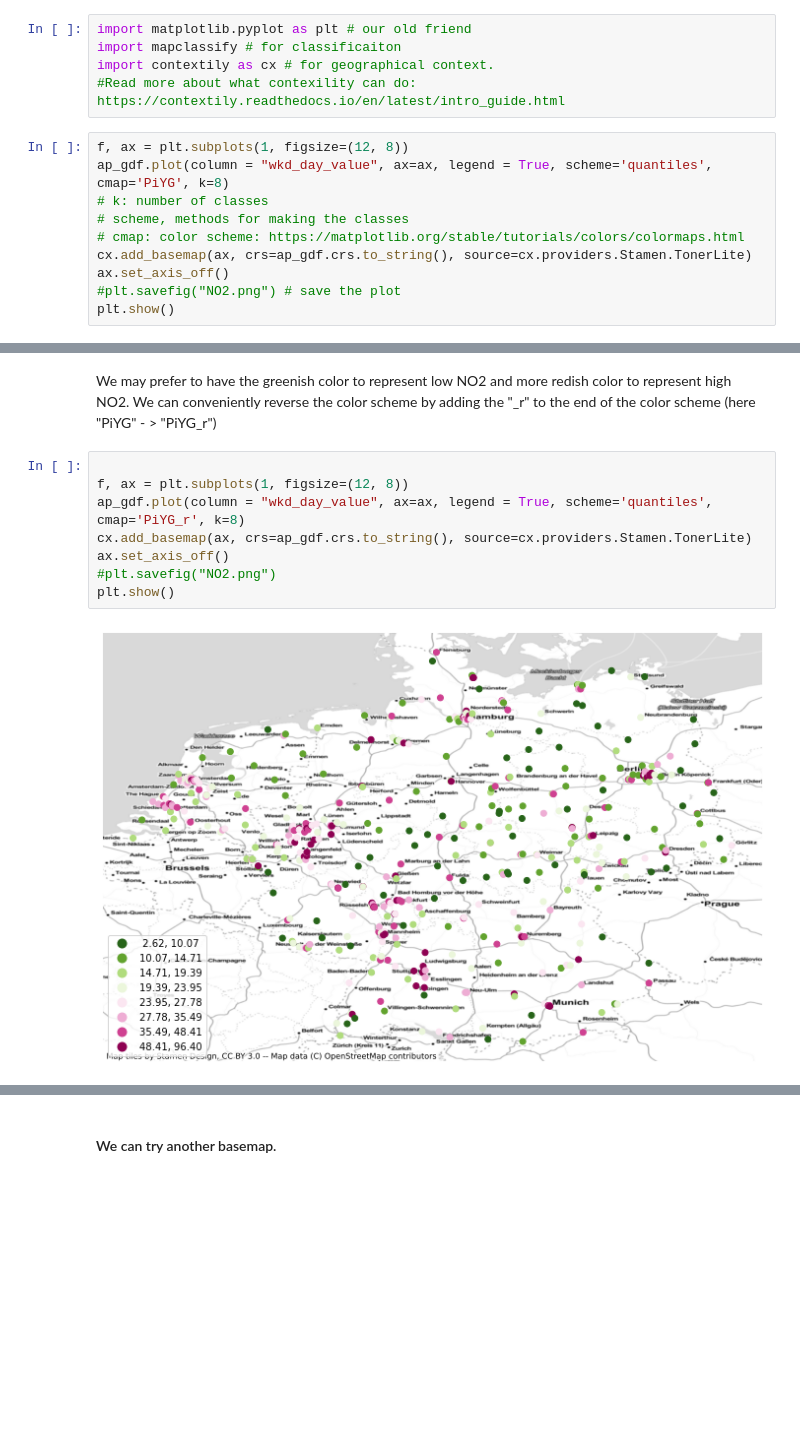
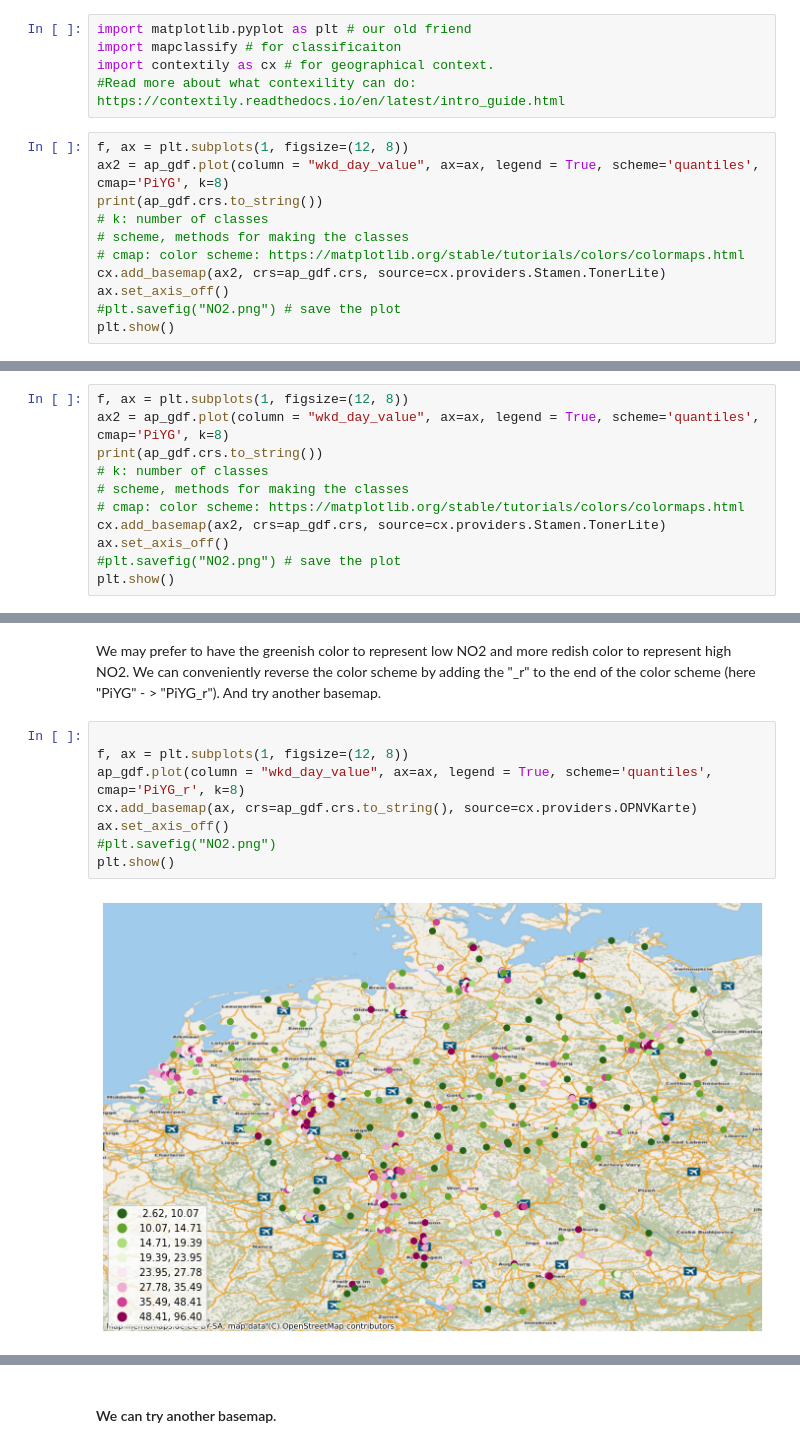
Before and after one commit to mengluchu/SA_lab, a Jupyter notebook: lab_descriptive/Spatial data exploration .ipynb, the cells around one changed output, grey strips where cells are left out. Drawn from its saved outputs; the diff is of its cells as text; blank space fills up the shorter version.

```diff
--- a/lab_descriptive/Spatial data exploration .ipynb
+++ b/lab_descriptive/Spatial data exploration .ipynb
@@ -40,11 +40,12 @@ import contextily as cx # for geographical context.
 #Read more about what contexility can do: https://contextily.readthedocs.io/en/latest/intro_guide.html
 # %%
 f, ax = plt.subplots(1, figsize=(12, 8))
-ap_gdf.plot(column = "wkd_day_value", ax=ax, legend = True, scheme='quantiles', cmap='PiYG', k=8)
+ax2 = ap_gdf.plot(column = "wkd_day_value", ax=ax, legend = True, scheme='quantiles', cmap='PiYG', k=8)
+print(ap_gdf.crs.to_string())
 # k: number of classes
 # scheme, methods for making the classes
 # cmap: color scheme: https://matplotlib.org/stable/tutorials/colors/colormaps.html
-cx.add_basemap(ax, crs=ap_gdf.crs.to_string(), source=cx.providers.Stamen.TonerLite)
+cx.add_basemap(ax2, crs=ap_gdf.crs, source=cx.providers.Stamen.TonerLite)
 ax.set_axis_off()
 #plt.savefig("NO2.png") # save the plot
 plt.show()
@@ -52 +54,12 @@ plt.show()
 [figure]
+# %%
+f, ax = plt.subplots(1, figsize=(12, 8))
+ax2 = ap_gdf.plot(column = "wkd_day_value", ax=ax, legend = True, scheme='quantiles', cmap='PiYG', k=8)
+print(ap_gdf.crs.to_string())
+# k: number of classes
+# scheme, methods for making the classes
+# cmap: color scheme: https://matplotlib.org/stable/tutorials/colors/colormaps.html
+cx.add_basemap(ax2, crs=ap_gdf.crs, source=cx.providers.Stamen.TonerLite)
+ax.set_axis_off()
+#plt.savefig("NO2.png") # save the plot
+plt.show()
@@ -53,15 +69,15 @@ plt.show()
 # %% [markdown]
-We may prefer to have the greenish color to represent low NO2 and more redish color to represent high NO2. We can conveniently reverse the color scheme by adding the "_r" to the end of the color scheme (here "PiYG" - > "PiYG_r")
+We may prefer to have the greenish color to represent low NO2 and more redish color to represent high NO2. We can conveniently reverse the color scheme by adding the "_r" to the end of the color scheme (here "PiYG" - > "PiYG_r"). And try another basemap.
 # %%
 
 f, ax = plt.subplots(1, figsize=(12, 8))
 ap_gdf.plot(column = "wkd_day_value", ax=ax, legend = True, scheme='quantiles', cmap='PiYG_r', k=8)
-cx.add_basemap(ax, crs=ap_gdf.crs.to_string(), source=cx.providers.Stamen.TonerLite)
+cx.add_basemap(ax, crs=ap_gdf.crs.to_string(), source=cx.providers.OPNVKarte)
 ax.set_axis_off()
 #plt.savefig("NO2.png")
 plt.show()
 # %% [output]
-[figure, old version]
+[figure, new version]
 # %%
 # the themes of the contexity are stored in a dictionary. You can see "Stamen" is a key.
 cx.providers.keys()
```
Also changed, not shown: parts of 9 cells of this notebook, 4 other files.
